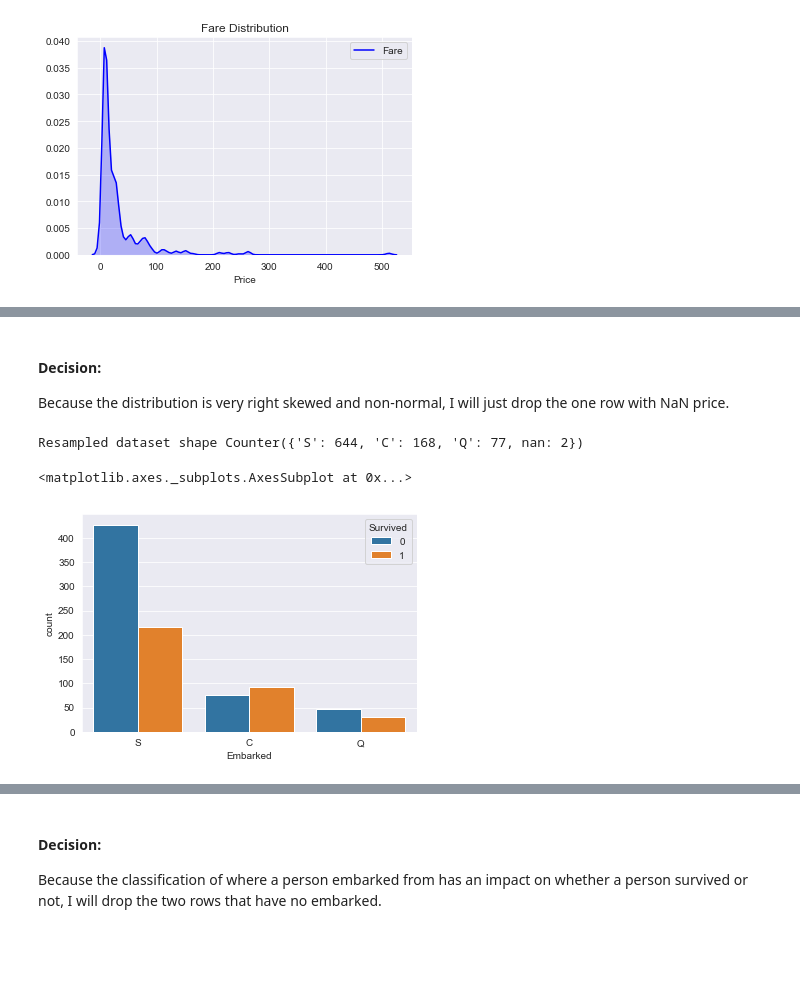
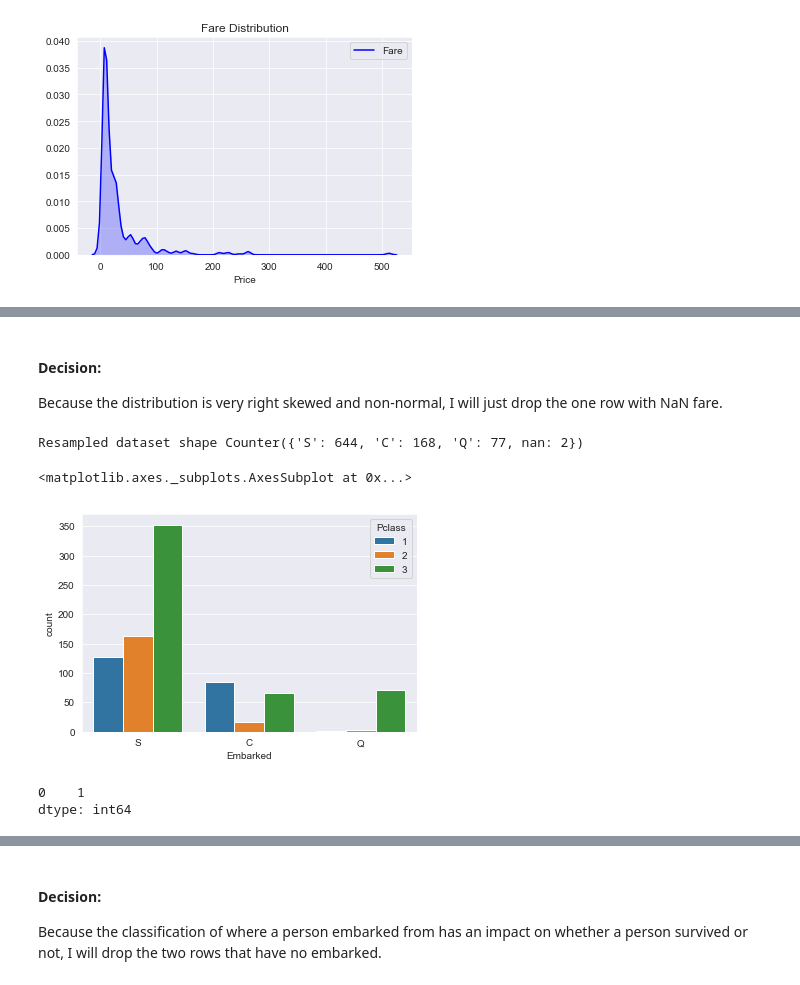
Before and after one commit to dusty736/kaggle_titanic, a Jupyter notebook: Titanic.ipynb, the cells around one changed output, grey strips where cells are left out. Saved outputs shown, nothing was run; the diff lists cells and outputs as text; code cells hidden in the pictures; blank space fills up the shorter version.

```diff
--- a/Titanic.ipynb
+++ b/Titanic.ipynb
@@ -49,0 +60,5 @@ train_data.head()
+# %%
+split_1 = train_data['Name'].str.split(',', expand=True)
+split_2 = split_1.loc[:,1].str.split(' ', expand=True)
+train_data['last_name'] = split_1.loc[:,0]
+train_data['title'] = split_2.loc[:,1]
@@ -117,6 +143,6 @@ For creating a model, I will drop the "PassengerID", "Name", and "Cabin" columns
 # %%
-train_data = train_data.drop(["PassengerId", "Name", "Cabin", "Ticket"], axis = 1)
-test_data = test_data.drop(["PassengerId", "Name", "Cabin", "Ticket"], axis = 1)
+train_data = train_data.drop(["PassengerId", "Cabin", "Ticket"], axis = 1)
+test_data = test_data.drop(["PassengerId", "Cabin", "Ticket"], axis = 1)
 # %% [markdown]
 #### Fix NAs in the age variable
 # %%
@@ -196,13 +228,13 @@ Embarked    0
 dtype: int64
 # %% [markdown]
 #### Decision:
-Because the distribution is very right skewed and non-normal, I will just drop the one row with NaN price.
+Because the distribution is very right skewed and non-normal, I will just drop the one row with NaN fare.
 # %%
 print('Resampled dataset shape {}'.format(Counter(train_data["Embarked"])))
 # %% [output]
 Resampled dataset shape Counter({'S': 644, 'C': 168, 'Q': 77, nan: 2})
 # %%
-sns.countplot(x = "Embarked", hue = "Survived", data=train_data)
+sns.countplot(x = "Embarked", hue = "Pclass", data=train_data)
 # %% [output]
 <matplotlib.axes._subplots.AxesSubplot at 0x...>
-[figure, old version]
+[figure, new version]
@@ -208,0 +245,5 @@ sns.countplot(x = "Embarked", hue = "Survived", data=train_data)
+# %%
+c_emb['Pclass'].mode()
+# %% [output]
+0    1
+dtype: int64
```
Also changed, not shown: parts of 30 cells of this notebook.
